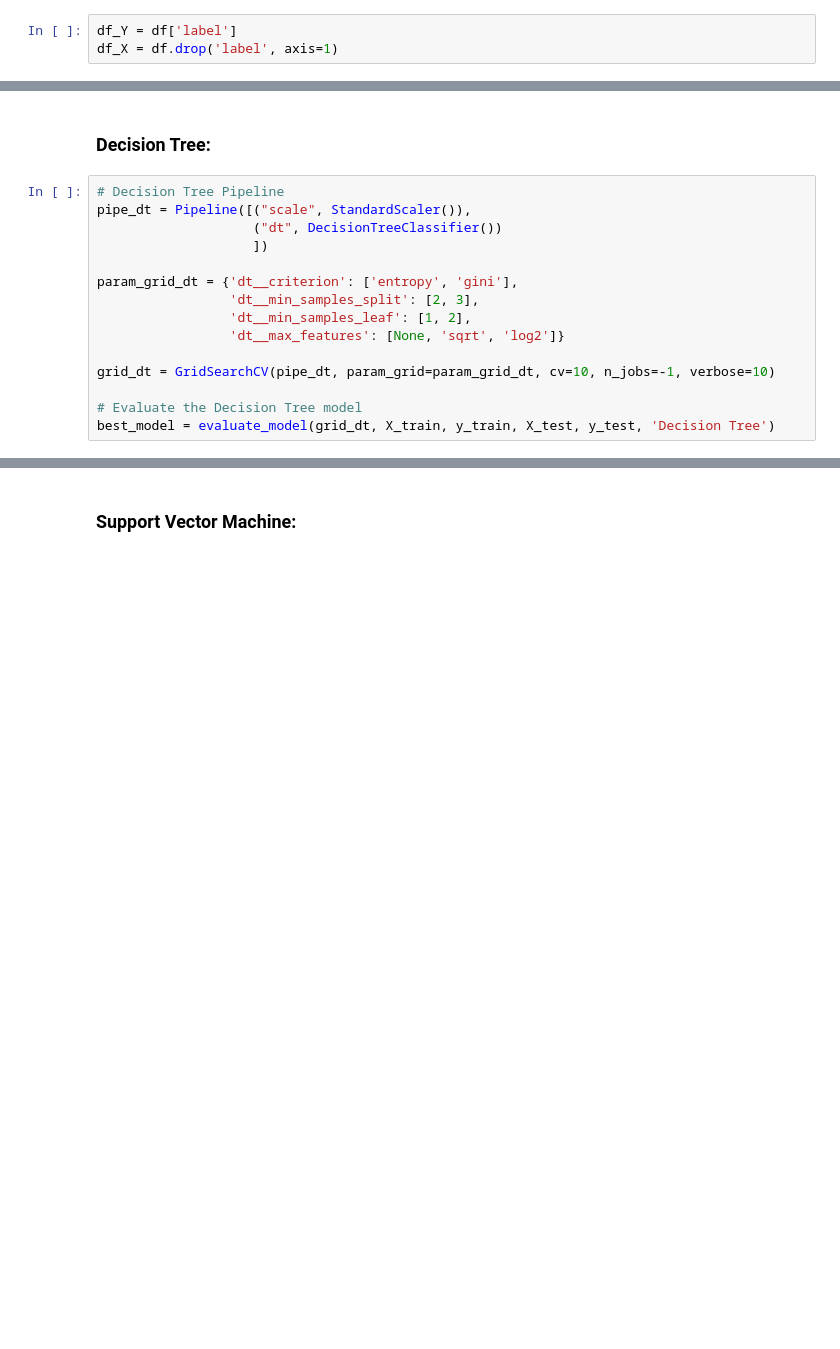
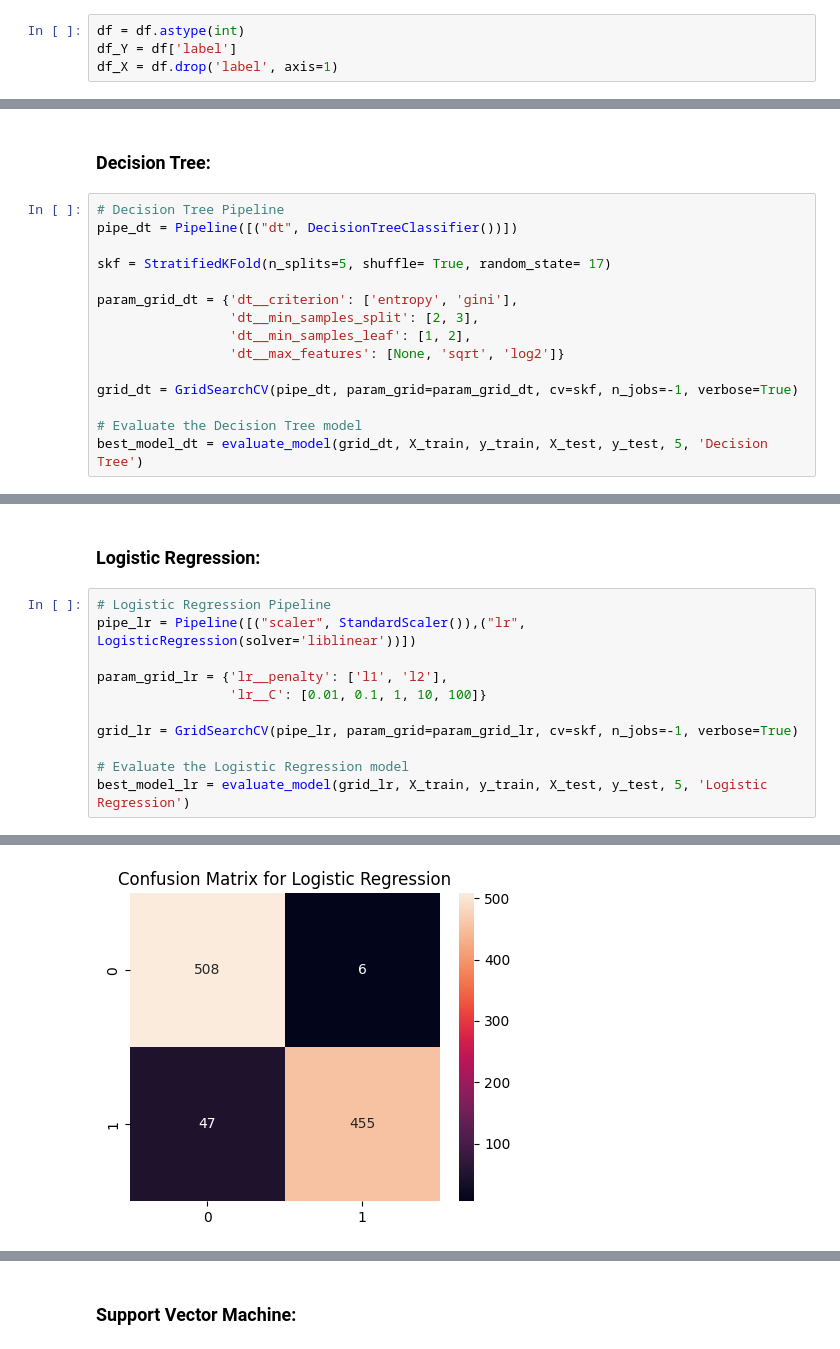
Before and after one commit to eduardofernandes11/Thesis, a Jupyter notebook: PhishingDetectionModel/MetadataAnalysis/header_analysis.ipynb, the cells around one changed output, grey strips where cells are left out. Drawn from its saved outputs; the diff is of its cells as text; blank space fills up the shorter version.

```diff
--- a/PhishingDetectionModel/MetadataAnalysis/header_analysis.ipynb
+++ b/PhishingDetectionModel/MetadataAnalysis/header_analysis.ipynb
@@ -94,4 +158,5 @@ df.head(10)
 # %%
+df = df.astype(int)
 df_Y = df['label']
 df_X = df.drop('label', axis=1)
 # %%
@@ -302,17 +487,17 @@ Cross-validated accuracy: 93.55%
 ### Decision Tree:
 # %%
 # Decision Tree Pipeline
-pipe_dt = Pipeline([("scale", StandardScaler()),
-                    ("dt", DecisionTreeClassifier())
-                    ])
+pipe_dt = Pipeline([("dt", DecisionTreeClassifier())])
+
+skf = StratifiedKFold(n_splits=5, shuffle= True, random_state= 17)
 
 param_grid_dt = {'dt__criterion': ['entropy', 'gini'],
                  'dt__min_samples_split': [2, 3],
                  'dt__min_samples_leaf': [1, 2],
                  'dt__max_features': [None, 'sqrt', 'log2']}
 
-grid_dt = GridSearchCV(pipe_dt, param_grid=param_grid_dt, cv=10, n_jobs=-1, verbose=10)
+grid_dt = GridSearchCV(pipe_dt, param_grid=param_grid_dt, cv=skf, n_jobs=-1, verbose=True)
 
 # Evaluate the Decision Tree model
-best_model = evaluate_model(grid_dt, X_train, y_train, X_test, y_test, 'Decision Tree')
+best_model_dt = evaluate_model(grid_dt, X_train, y_train, X_test, y_test, 5, 'Decision Tree')
 # %% [output]
@@ -343,0 +516,14 @@ Confusion Matrix: [[503  11]
+# %% [markdown]
+### Logistic Regression:
+# %%
+# Logistic Regression Pipeline
+pipe_lr = Pipeline([("scaler", StandardScaler()),("lr", LogisticRegression(solver='liblinear'))])
+
+param_grid_lr = {'lr__penalty': ['l1', 'l2'],
+                 'lr__C': [0.01, 0.1, 1, 10, 100]}
+
+grid_lr = GridSearchCV(pipe_lr, param_grid=param_grid_lr, cv=skf, n_jobs=-1, verbose=True)
+
+# Evaluate the Logistic Regression model
+best_model_lr = evaluate_model(grid_lr, X_train, y_train, X_test, y_test, 5, 'Logistic Regression')
+# %% [output]
@@ -343,0 +540 @@ Confusion Matrix: [[503  11]
+[figure, added]
```
Also changed, not shown: parts of 39 cells of this notebook, 1 other file.
